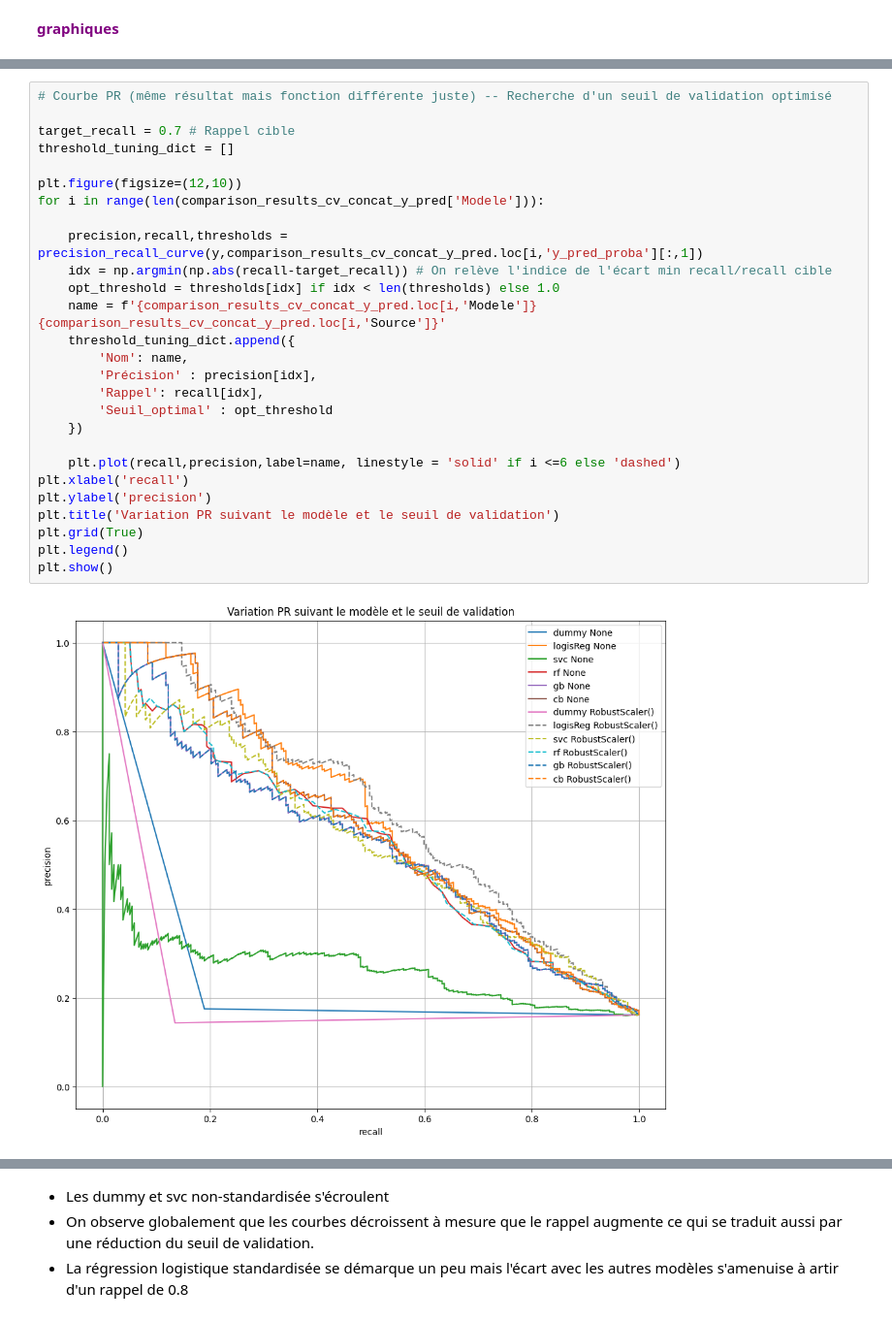
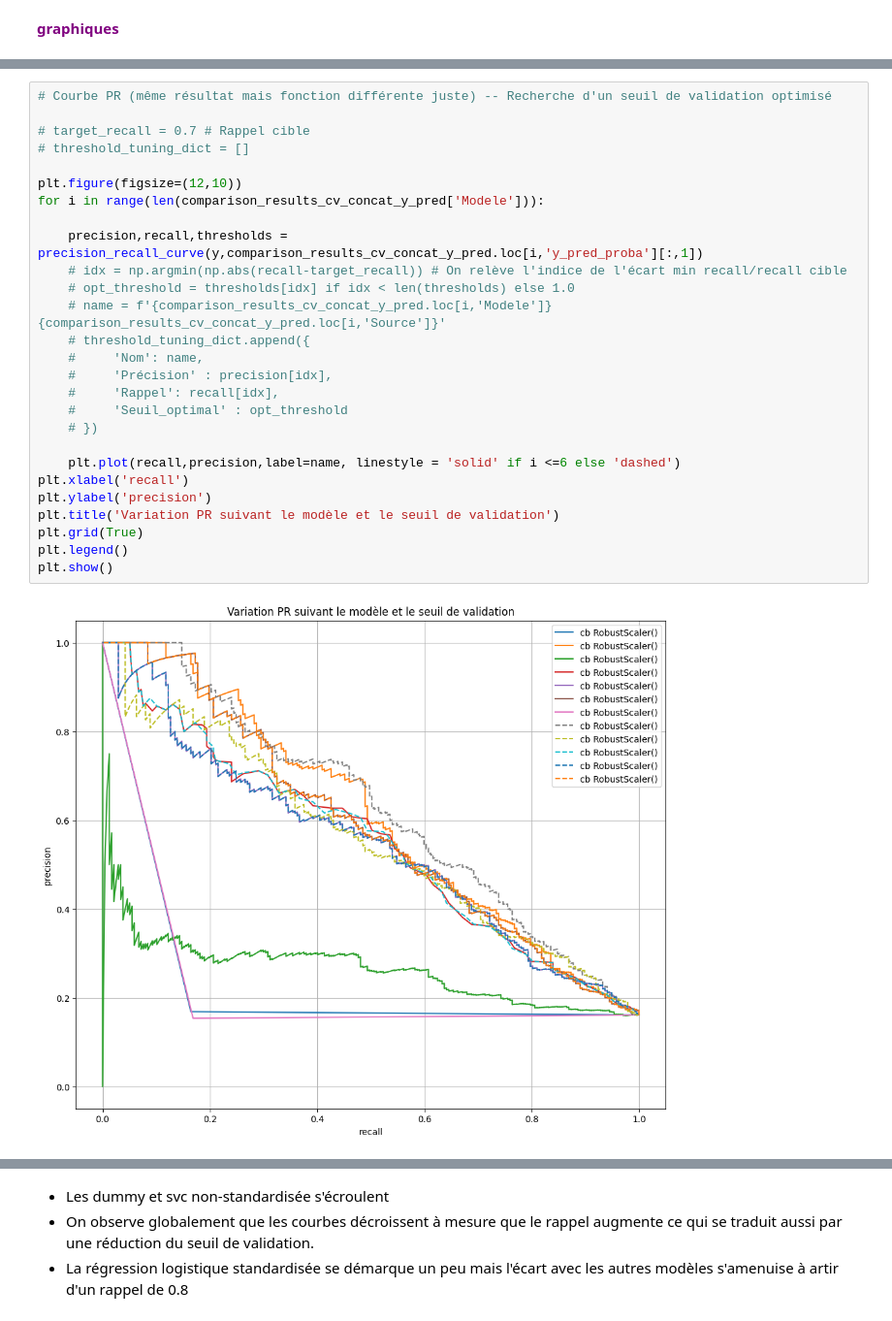
Before and after one commit to S-S-Zheng/Openclassrooms_P5, a Jupyter notebook: model/notebooks/P4_p2.ipynb, the cells around one changed output, grey strips where cells are left out. Shown at 97% size. Cells and saved outputs as stored; diff of their text form.

Commit message:
Epuration partielle des commentaires des codes + modification calcul seuil par ajout de fonction f2-score

```diff
--- a/model/notebooks/P4_p2.ipynb
+++ b/model/notebooks/P4_p2.ipynb
@@ -467,29 +455,29 @@ non-démissionnaire       0.84      0.83      0.83      1233
 # %%
 # Courbe PR (même résultat mais fonction différente juste) -- Recherche d'un seuil de validation optimisé
 
-target_recall = 0.7 # Rappel cible
-threshold_tuning_dict = []
+# target_recall = 0.7 # Rappel cible
+# threshold_tuning_dict = []
 
 plt.figure(figsize=(12,10))
 for i in range(len(comparison_results_cv_concat_y_pred['Modele'])):
 
     precision,recall,thresholds = precision_recall_curve(y,comparison_results_cv_concat_y_pred.loc[i,'y_pred_proba'][:,1])
-    idx = np.argmin(np.abs(recall-target_recall)) # On relève l'indice de l'écart min recall/recall cible
-    opt_threshold = thresholds[idx] if idx < len(thresholds) else 1.0
-    name = f'{comparison_results_cv_concat_y_pred.loc[i,'Modele']} {comparison_results_cv_concat_y_pred.loc[i,'Source']}'
-    threshold_tuning_dict.append({
-        'Nom': name,
-        'Précision' : precision[idx],
-        'Rappel': recall[idx],
-        'Seuil_optimal' : opt_threshold
-    })
+    # idx = np.argmin(np.abs(recall-target_recall)) # On relève l'indice de l'écart min recall/recall cible
+    # opt_threshold = thresholds[idx] if idx < len(thresholds) else 1.0
+    # name = f'{comparison_results_cv_concat_y_pred.loc[i,'Modele']} {comparison_results_cv_concat_y_pred.loc[i,'Source']}'
+    # threshold_tuning_dict.append({
+    #     'Nom': name,
+    #     'Précision' : precision[idx],
+    #     'Rappel': recall[idx],
+    #     'Seuil_optimal' : opt_threshold
+    # })
 
     plt.plot(recall,precision,label=name, linestyle = 'solid' if i <=6 else 'dashed')
 plt.xlabel('recall')
 plt.ylabel('precision')
 plt.title('Variation PR suivant le modèle et le seuil de validation')
 plt.grid(True)
 plt.legend()
 plt.show()
 # %% [output]
-[figure, old version]
+[figure, new version]
```
Also changed, not shown: parts of 33 cells of this notebook, 2 other files.
